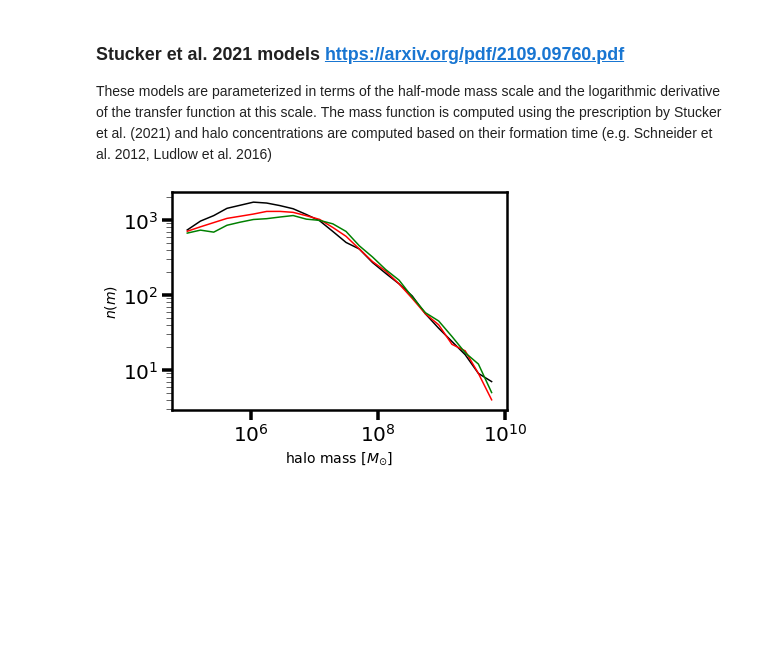
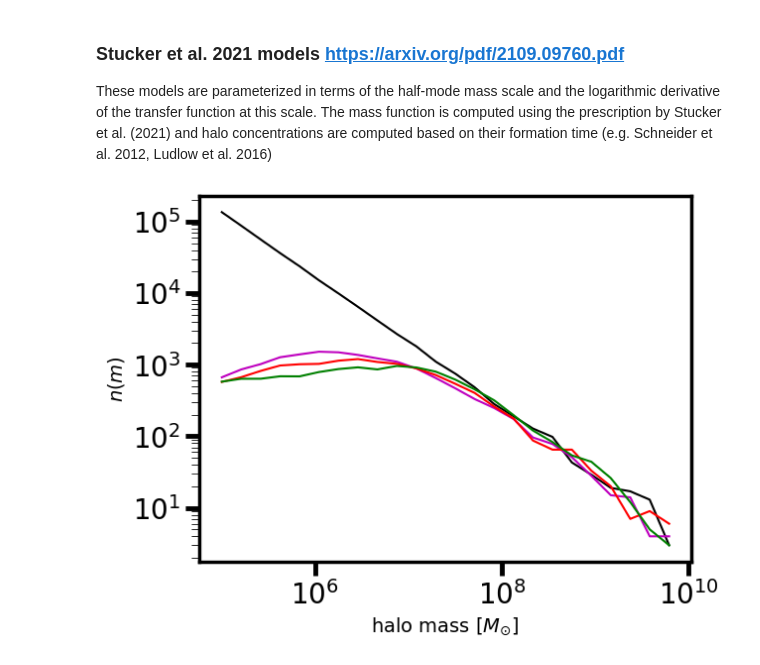
Before and after one commit to dangilman/pyHalo, a Jupyter notebook: example_notebooks/warm_dark_matter.ipynb, the cells around one changed output. Cells and saved outputs as stored; diff of their text form; code cells hidden in the pictures; blank space fills up the shorter version.

```diff
--- a/example_notebooks/warm_dark_matter.ipynb
+++ b/example_notebooks/warm_dark_matter.ipynb
@@ -99,29 +99,38 @@ plot_concentration_mass_relation(realizationWDM_modified, z_eval=[0.51, 2.0], co
 These models are parameterized in terms of the half-mode mass scale and the logarithmic derivative of the transfer function at this scale. The mass function is computed using the prescription by Stucker et al. (2021) and halo concentrations are computed based on their formation time (e.g. Schneider et al. 2012, Ludlow et al. 2016)
 # %%
 from pyHalo.preset_models import WDMGeneral
-dlogT_dlogk = 1.0 # absolute value
+
+realizationCDM = CDM(zlens, zsource, LOS_normalization=2.0,
+                            cone_opening_angle_arcsec=cone_opening_angle_arcsec, geometry_type='CYLINDER',
+                     sigma_sub=0.1, log_mlow=5.0,
+                    concentration_model_subhalos='LUDLOW2016',
+                    concentration_model_fieldhalos='LUDLOW2016')
+
+dlogT_dlogk = -1.0
 wdm_stucker1 = WDMGeneral(zlens, zsource, log_mc=7., dlogT_dlogk=dlogT_dlogk,LOS_normalization=2.0,
                          cone_opening_angle_arcsec=cone_opening_angle_arcsec, log_mlow=5.0,
                      geometry_type='CYLINDER', sigma_sub=0.1)
-dlogT_dlogk = 2.
+dlogT_dlogk = -2.
 wdm_stucker2 = WDMGeneral(zlens, zsource, log_mc=7., dlogT_dlogk=dlogT_dlogk,LOS_normalization=2.0,
                          cone_opening_angle_arcsec=cone_opening_angle_arcsec, log_mlow=5.0,
                      geometry_type='CYLINDER', sigma_sub=0.1)
-dlogT_dlogk = 3.3
+dlogT_dlogk = -3.8
 wdm_stucker3 = WDMGeneral(zlens, zsource, log_mc=7., dlogT_dlogk=dlogT_dlogk,
                          cone_opening_angle_arcsec=cone_opening_angle_arcsec, log_mlow=5.0,LOS_normalization=2.0,
                      geometry_type='CYLINDER', sigma_sub=0.1)
 
 fig = plt.figure(1)
 ax = plt.subplot(111)
 kwargs_plot = {'linestyle': '-'}
-plot_halo_mass_function(wdm_stucker1, color='k', ax=ax, kwargs_plot=kwargs_plot, log_mlow=5.0)
+plot_halo_mass_function(realizationCDM, color='k', ax=ax, kwargs_plot=kwargs_plot, log_mlow=5.0)
+kwargs_plot = {'linestyle': '-'}
+plot_halo_mass_function(wdm_stucker1, color='m', ax=ax, kwargs_plot=kwargs_plot, log_mlow=5.0)
 kwargs_plot = {'linestyle': '-'}
 plot_halo_mass_function(wdm_stucker2, color='r', ax=ax, kwargs_plot=kwargs_plot, log_mlow=5.0)
 kwargs_plot = {'linestyle': '-'}
 plot_halo_mass_function(wdm_stucker3, color='g', ax=ax, kwargs_plot=kwargs_plot, log_mlow=5.0)
 # %% [output]
-[figure, old version]
+[figure, new version]
 # %%
 fig = plt.figure(1)
 ax = plt.subplot(111)
```
Also changed, not shown: parts of 5 cells of this notebook, 1 other file.
